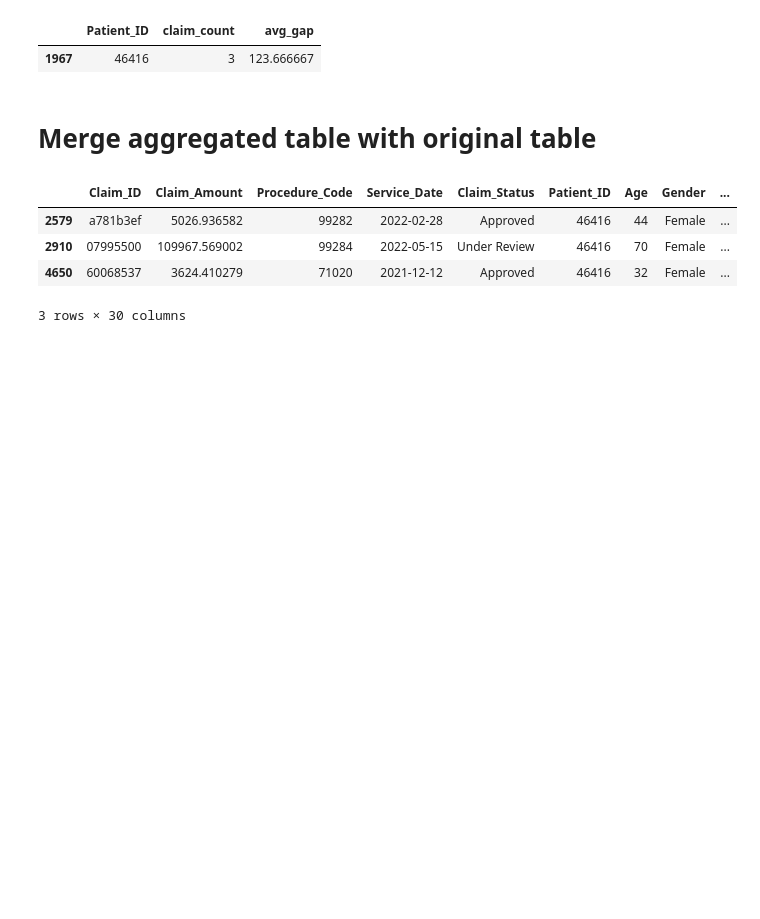
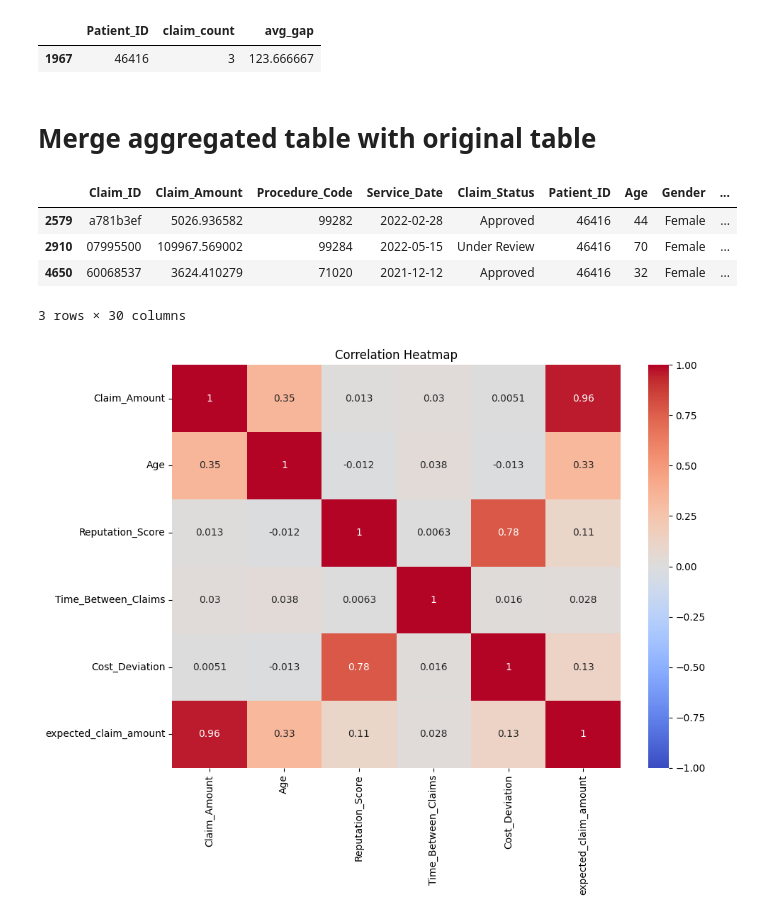
Before and after one commit to sameena93/insurance_fraud_claim_detection, a Jupyter notebook: healthcare_insurance_fraud_detection.ipynb, the cells around one changed output. Cells and saved outputs as stored; diff of their text form; code cells hidden in the pictures; blank space fills up the shorter version.

```diff
--- a/healthcare_insurance_fraud_detection.ipynb
+++ b/healthcare_insurance_fraud_detection.ipynb
@@ -332,7 +332,8 @@ Q3 = data['Claim_Amount'].quantile(0.75)
 
 IQR = Q3 - Q1
 
-data['outlier_iqr'] = np.where((data['Claim_Amount'] < (Q1 - 1.5 * IQR)) | (data['Claim_Amount'] > (Q3 +1.5 *IQR)),1,0)
+data['outlier_iqr'] = np.where((data['Claim_Amount'] < (Q1 - 1.5 * IQR)) |
+                               (data['Claim_Amount'] > (Q3 +1.5 *IQR)),1,0)
 data['outlier_iqr']
 # %% [output]
 0       0
@@ -539,3 +540,12 @@ data[data['Patient_ID'].isin(more_claim_id)]
 | 2910 | 07995500 | 109967.569002 | 99284 | 2022-05-15 | Under Review | 46416 | 70 | Female | ... |
 | 4650 | 60068537 | 3624.410279 | 71020 | 2021-12-12 | Approved | 46416 | 32 | Female | ... |
 3 rows × 30 columns
+# %%
+plt.figure(figsize=(10, 8))
+corr = data[['Claim_Amount', 'Age', 'Reputation_Score', 'Time_Between_Claims', 'Cost_Deviation','expected_claim_amount']].corr()
+sns.heatmap(corr, annot=True, cmap='coolwarm', vmin=-1, vmax=1, center=0)
+plt.title('Correlation Heatmap')
+plt.tight_layout()
+plt.show()
+# %% [output]
+[figure, added]
```
Also changed, not shown: parts of 2 cells of this notebook, 9 other files.
